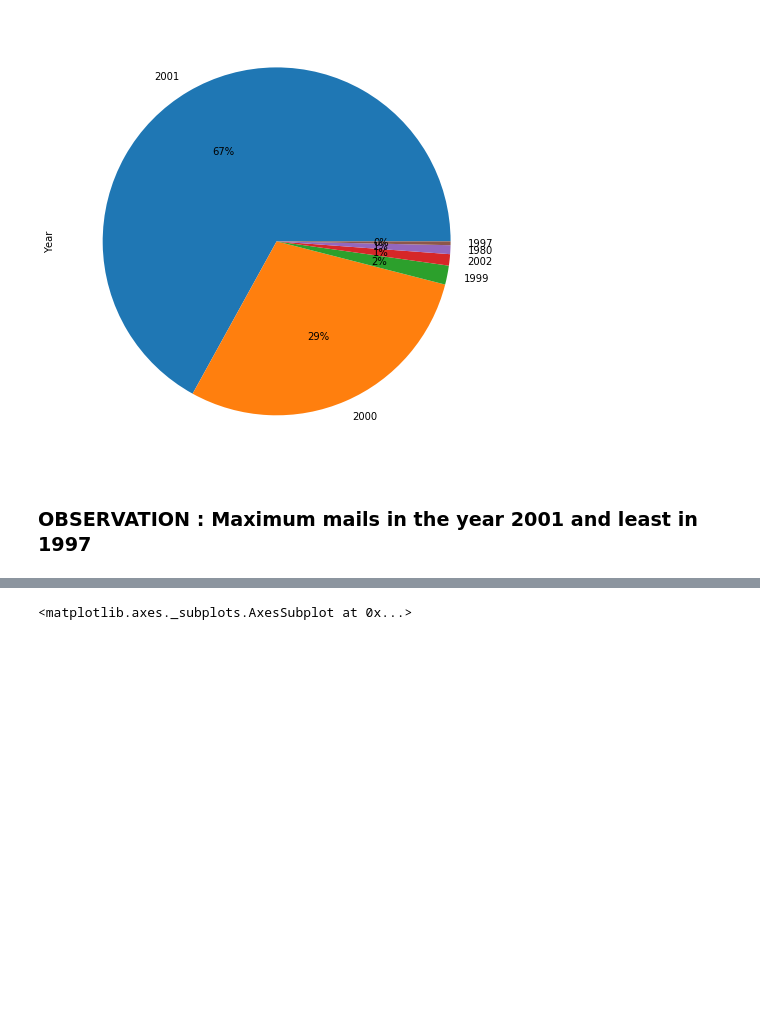
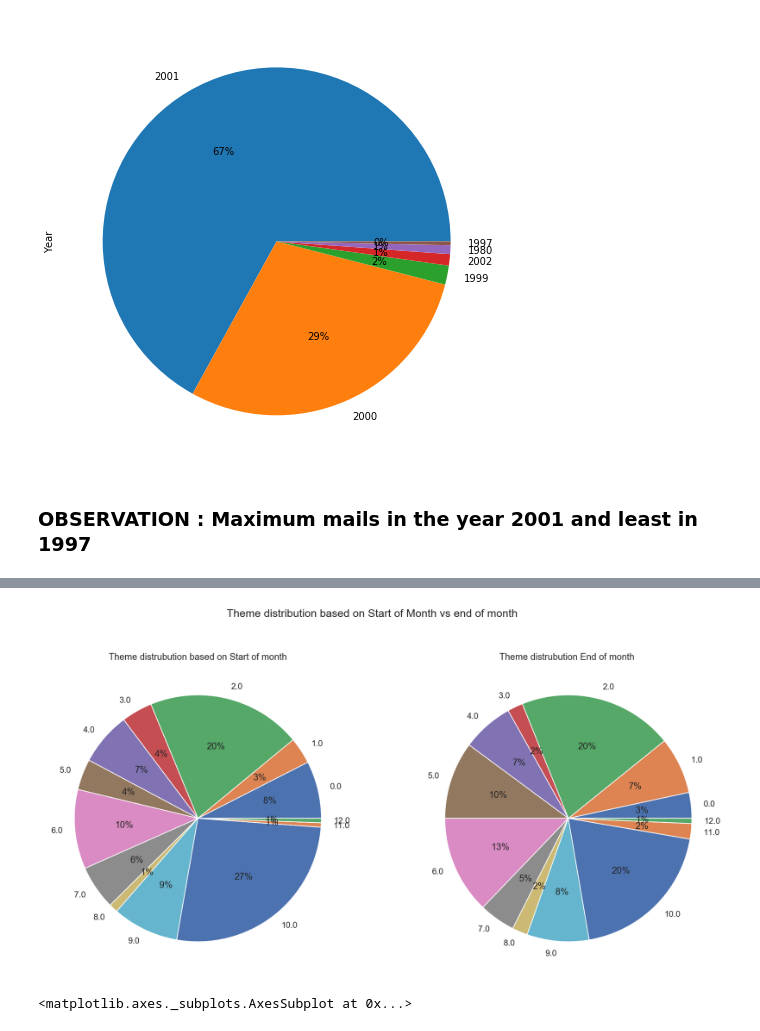
Before and after one commit to princyiakov/email_classifier, a Jupyter notebook: Email Classifier.ipynb, the cells around one changed output, grey strips where cells are left out. Cells and saved outputs as stored; diff of their text form; code cells hidden in the pictures; blank space fills up the shorter version.

```diff
--- a/Email Classifier.ipynb
+++ b/Email Classifier.ipynb
@@ -592,3 +623,24 @@ num_df.Day.value_counts().plot(kind='pie', autopct='%1.0f%%')
+# %%
+# Checking again after normalizing the values
+fig = plt.figure(figsize=(16,8),dpi=144)
+ax1 = fig.add_subplot(121)
+plt.suptitle("Theme distribution based on Start of Month vs end of month")
+count = raw_df.where(df["Day"].isin([1, 2, 3, 4, 5, 6])).Target.value_counts().to_frame().sort_index()
+ax1.pie(count.Target, labels=count.index, autopct='%1.0f%%')
+ax1.set_title("Theme distrubution based on Start of month")
+
+# ax2 = fig.add_subplot(122)
+# count = raw_df.where(df["Day"].isin([15, 16, 17, 18, 19, 20])).Target.value_counts().to_frame().sort_index()
+# ax2.pie(count.Target, labels=count.index, autopct='%1.0f%%')
+# ax2.set_title("Theme distrubution Middle of month ")
+
+ax3 = fig.add_subplot(122)
+count = raw_df.where(df["Day"].isin([26, 27, 28, 29, 30, 31])).Target.value_counts().to_frame().sort_index()
+ax3.pie(count.Target, labels=count.index, autopct='%1.0f%%')
+ax3.set_title("Theme distrubution End of month ")
+plt.show()
+# %% [output]
+[figure, added]
 # %%
 # Lets check the distribution of data for Year
 plt.figure(figsize=(16,8))
```
Also changed, not shown: parts of 20 cells of this notebook, 2 other files.
